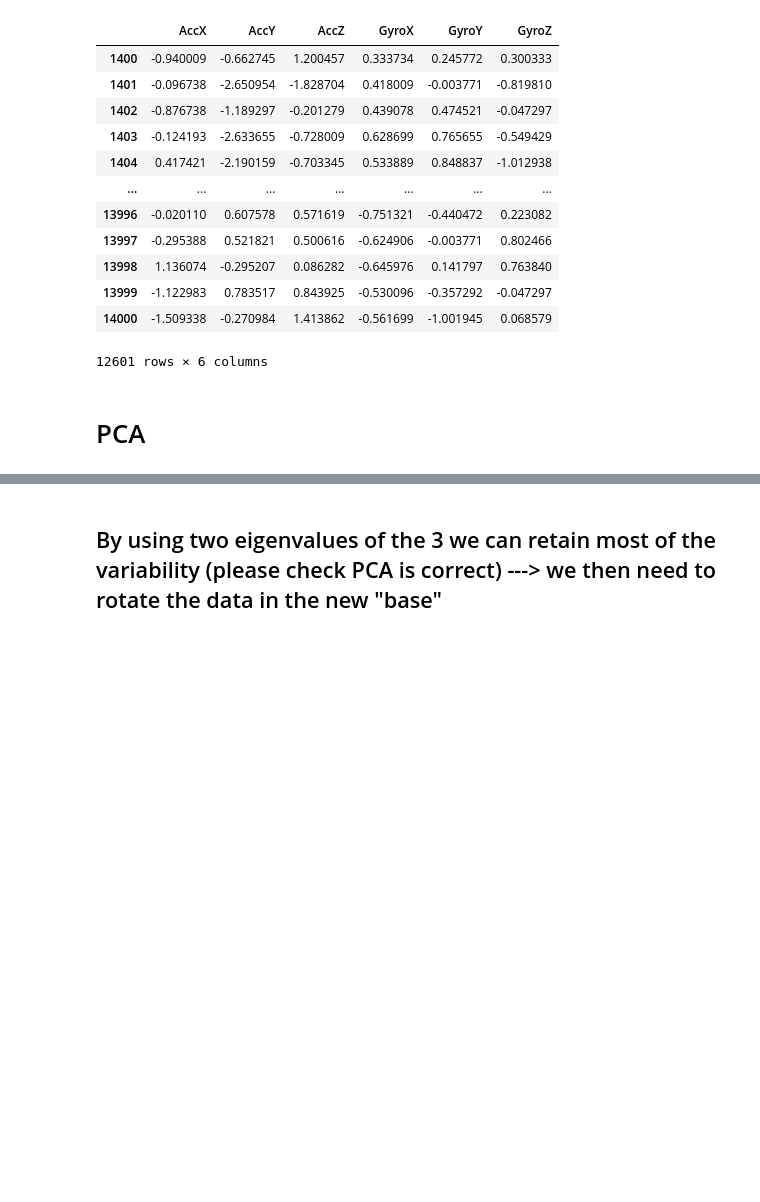
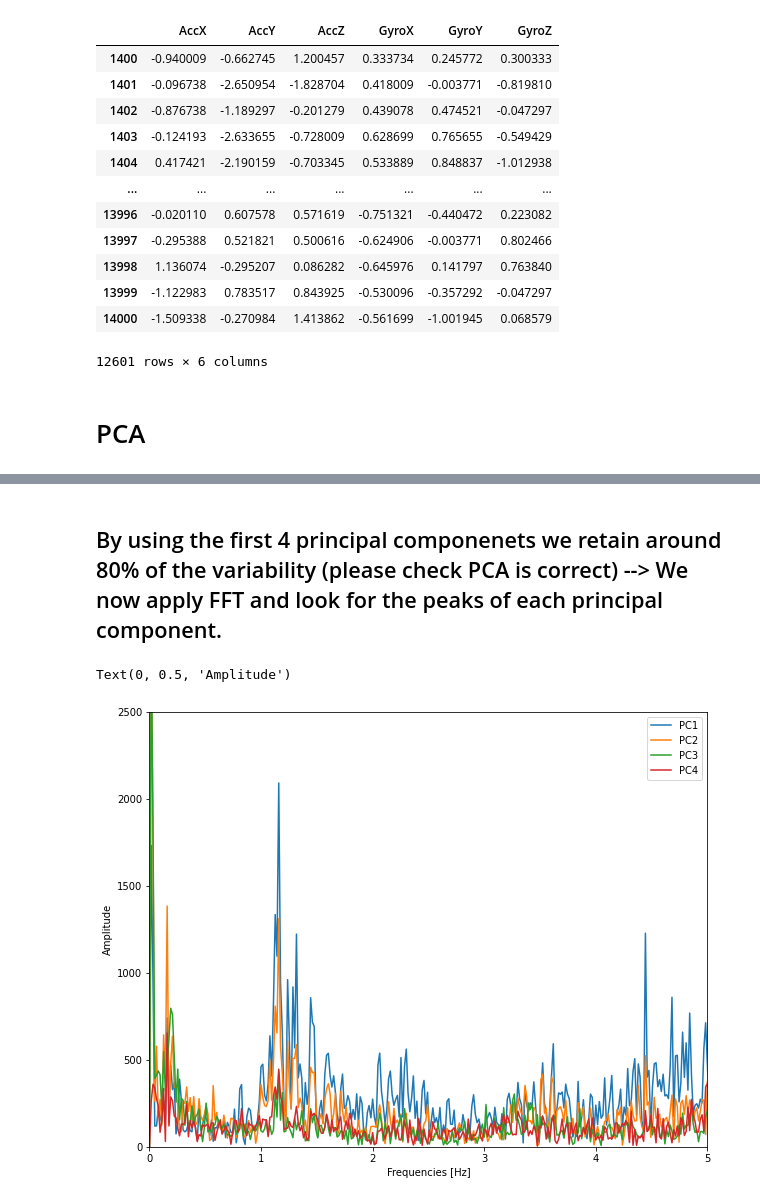
Before and after one commit to AleCapoPhys/HeartRateEstimation, a Jupyter notebook: Project_Clean_data.ipynb, the cells around one changed output, grey strips where cells are left out. Drawn from its saved outputs; the diff is of its cells as text; code cells hidden in the pictures; blank space fills up the shorter version.

```diff
--- a/Project_Clean_data.ipynb
+++ b/Project_Clean_data.ipynb
@@ -268,0 +249,15 @@ plt.show()
+# %%
+import scipy.linalg as la
+
+cov = np.cov(standardized_df.T)
+print('Covariance matrix is: \n')
+print(cov)
+l, V = la.eig(cov)
+print('\n')
+print(np.real_if_close(l))
+
+var = []
+for i in range(len(l)):
+    var.append(np.real_if_close(l[i]/l.sum()))
+for i in range(len(var)):
+    print('The direction described by the eigenvector', V[:,i], 'with eigenvalue', np.round(np.real_if_close(l[i]),5), 'accounts for', np.round(var[i]*100,5), '% of the dataset variance.')
@@ -268,0 +284,5 @@ plt.show()
+# %%
+rotated_data = np.dot(V.T, standardized_df.T) #bring the dataset in the eigenvector basis
+dataset_rotated = pd.DataFrame(rotated_data.T, columns = ['PC1', 'PC2', 'PC3', 'PC4', 'PC5', 'PC6'])
+dataset_rotated = dataset_rotated.drop(['PC5','PC6'], axis = 1)
+display(dataset_rotated)
@@ -269,2 +303,46 @@ plt.show()
 # %% [markdown]
-## By using two eigenvalues of the 3 we can retain most of the variability (please check PCA is correct) ---> we then need to rotate the data in the new "base"
+## By using the first 4 principal componenets we retain around 80% of the variability (please check PCA is correct) --> We now apply FFT and look for the peaks of each principal component.
+# %%
+from scipy import signal
+
+
+min_f = 30/60  #minimum of athletes is 30 beats per minute
+max_f = 120/60 #maximum (sustainable) is around 120 beats per minimum
+
+sample_freq = 200
+
+# FFT
+PC1_FFT = np.abs(np.fft.rfft(dataset_rotated['PC1']))
+PC2_FFT = np.abs(np.fft.rfft(dataset_rotated['PC2']))
+PC3_FFT = np.abs(np.fft.rfft(dataset_rotated['PC3']))
+PC4_FFT = np.abs(np.fft.rfft(dataset_rotated['PC4']))
+
+freq_FFT = np.fft.rfftfreq(d=1/sample_freq, n=len(dataset_rotated['PC1']))
+
+X = []
+YPC1 = []
+YPC2 = []
+YPC3 = []
+YPC4 = []
+
+for i in range(len(PC1_FFT)):
+    if freq_FFT[i]<=max_f and freq_FFT[i]>=min_f:
+        X.append(freq_FFT[i])
+        YPC1.append(PC1_FFT[i])
+        YPC2.append(PC2_FFT[i])
+        YPC3.append(PC3_FFT[i])
+        YPC4.append(PC4_FFT[i])
+
+fig, ax1 = plt.subplots(figsize=(10, 8))
+ax1.plot(freq_FFT, PC1_FFT, label='PC1')
+ax1.plot(freq_FFT, PC2_FFT, label='PC2')
+ax1.plot(freq_FFT, PC3_FFT, label='PC3')
+ax1.plot(freq_FFT, PC4_FFT, label='PC4')
+ax1.set_xlim(0,5)
+ax1.set_ylim(0,2500)
+ax1.legend(loc='best')
+ax1.set_xlabel('Frequencies [Hz]')
+ax1.set_ylabel('Amplitude')
+# %% [output]
+Text(0, 0.5, 'Amplitude')
+[figure, added]
```
Also changed, not shown: parts of 5 cells of this notebook.
